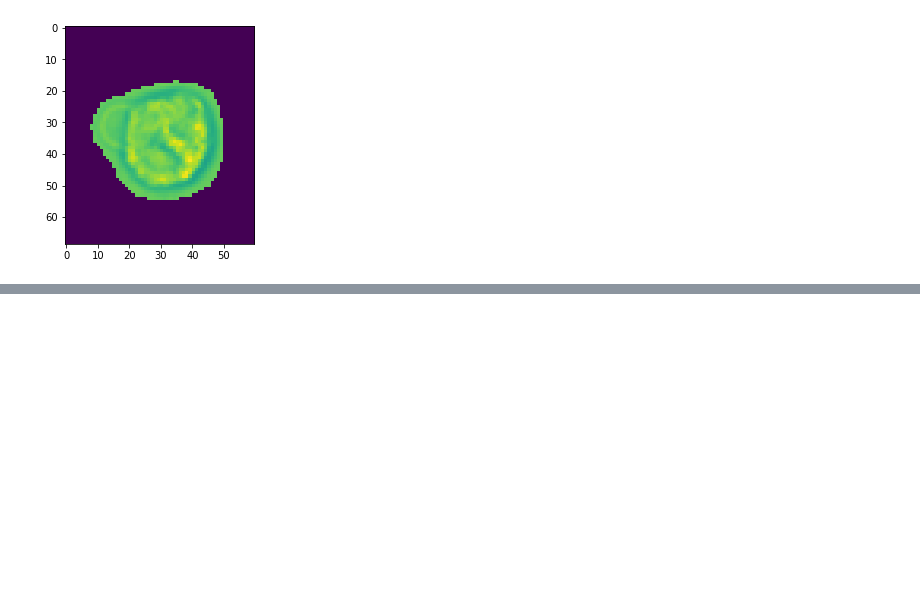
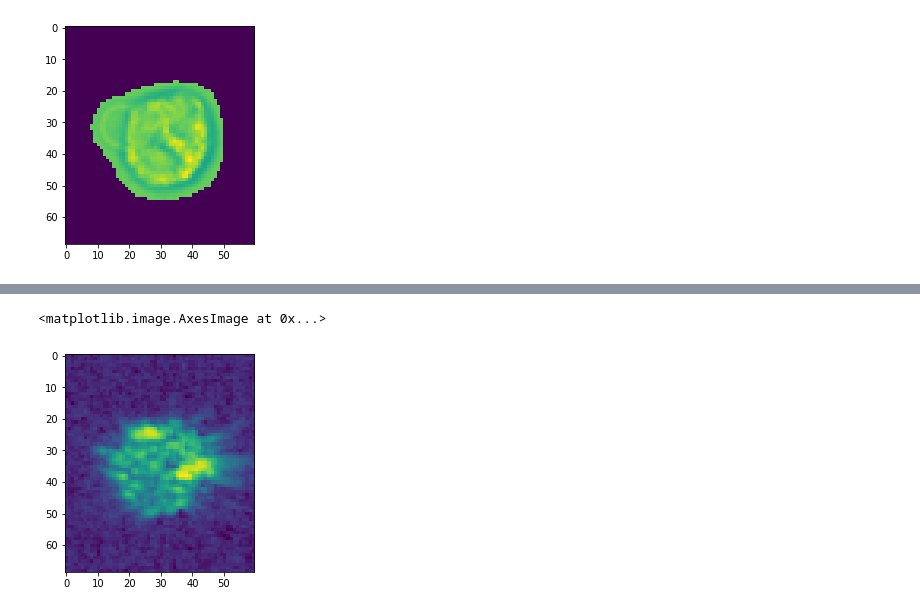
Before and after one commit to MaximLippeveld/ifcimglib, a Jupyter notebook: notebooks/preprocessing.ipynb, the cells around one changed output, grey strips where cells are left out. Saved outputs shown, nothing was run; the diff lists cells and outputs as text; code cells hidden in the pictures; blank space fills up the shorter version.

```diff
--- a/notebooks/preprocessing.ipynb
+++ b/notebooks/preprocessing.ipynb
@@ -38,3 +59,8 @@ plt.imshow(sample_img[0]*sample_mask[0])
+# %%
+plt.imshow(log_transform(sample_img, sample_mask, [1])[1])
+# %% [output]
+<matplotlib.image.AxesImage at 0x...>
+[figure, added]
 # %%
 # export
 def min_max_normalize(x, m, post_norm):
```
Also changed, not shown: parts of 16 cells of this notebook, 6 other files.
